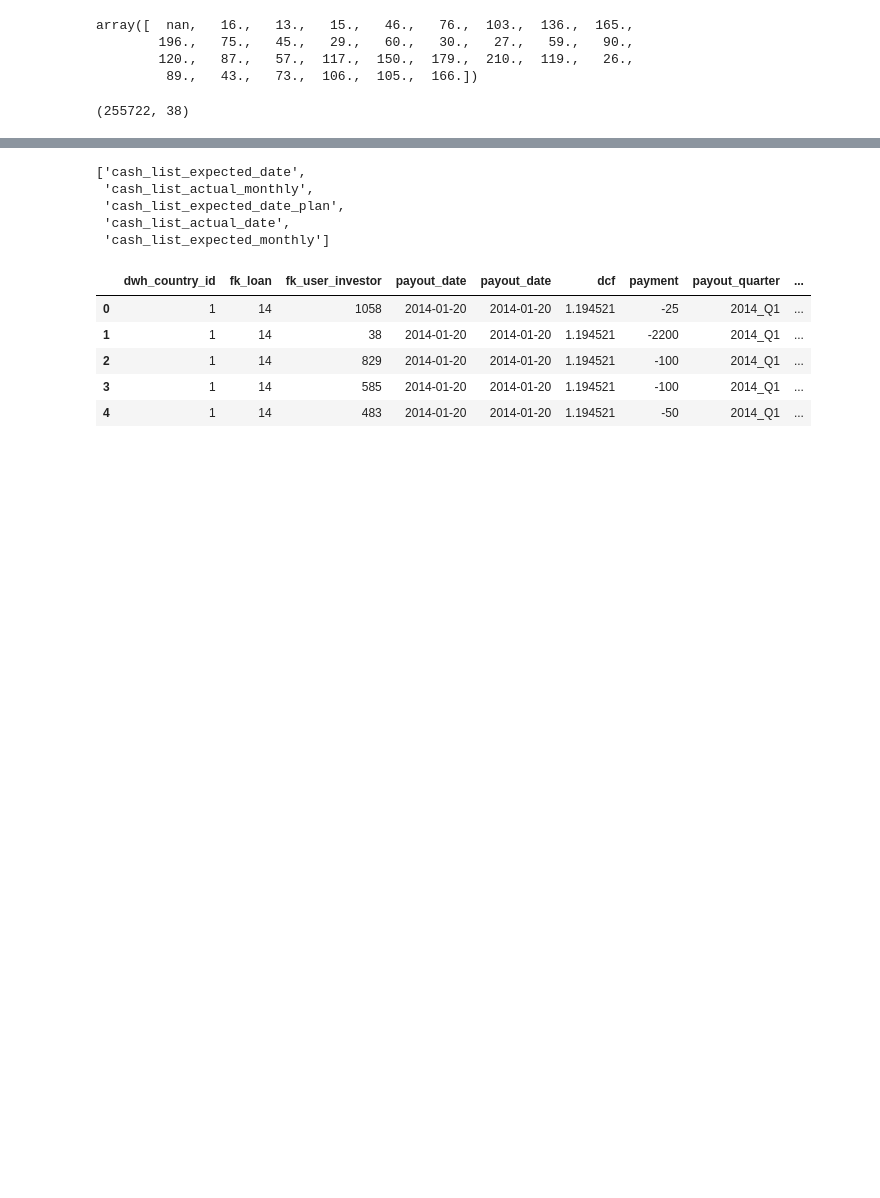
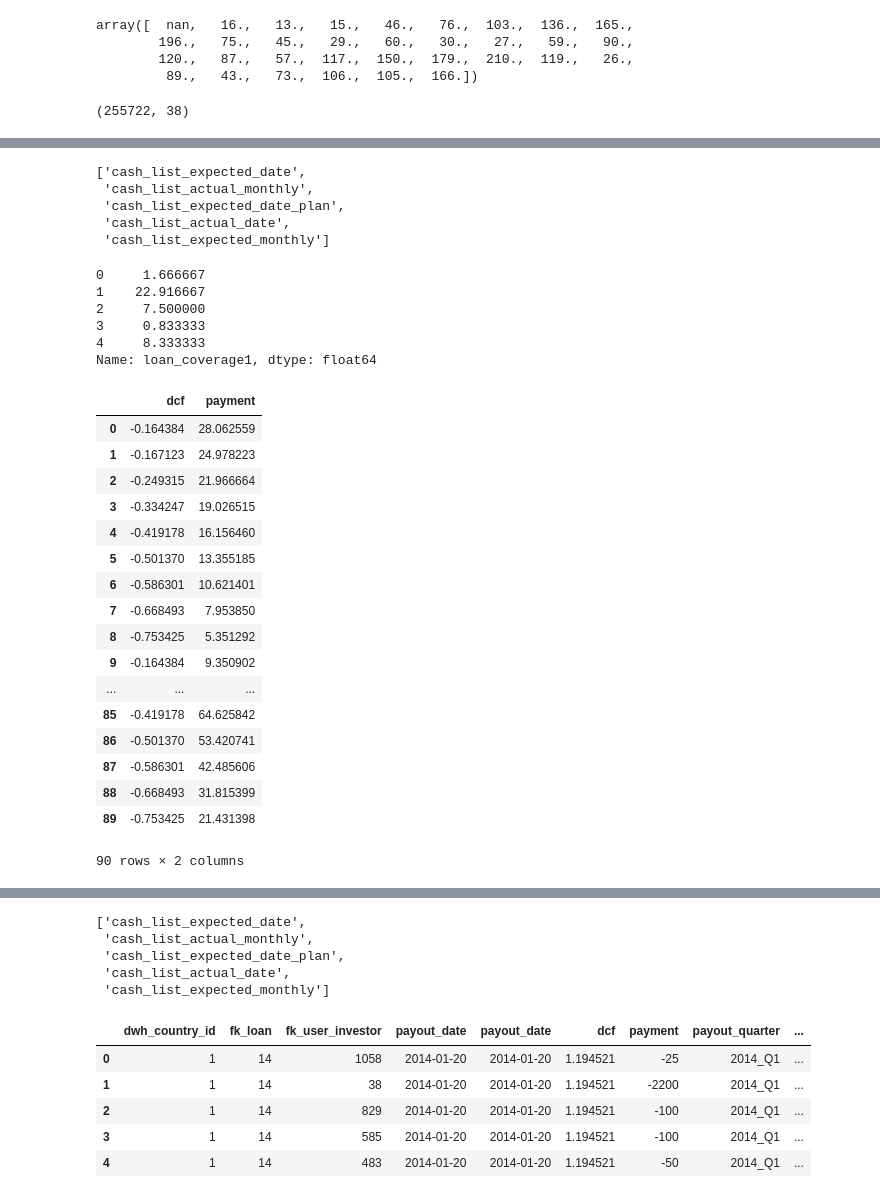
Before and after one commit to seanv507/lendico, a Jupyter notebook: Projects/Returns/src/returns01.ipynb, the cells around one changed output, grey strips where cells are left out. Saved outputs shown, nothing was run; the diff lists cells and outputs as text; code cells hidden in the pictures; blank space fills up the shorter version.

```diff
--- a/Projects/Returns/src/returns01.ipynb
+++ b/Projects/Returns/src/returns01.ipynb
@@ -338,0 +374,41 @@ payment_plans[(payment_plans.dwh_country_id==1) & (payment_plans.fk_loan==7)].to
+# %%
+cash_lists.keys()
+# %% [output]
+['cash_list_expected_date',
+ 'cash_list_actual_monthly',
+ 'cash_list_expected_date_plan',
+ 'cash_list_actual_date',
+ 'cash_list_expected_monthly']
+# %%
+z1=[a.loc[(a.dwh_country_id==1) & (a.fk_loan==7),['dcf','payment']]
+     for a in cash_lists['cash_list_expected_monthly'] ]
+# %%
+loan_fundings.loan_coverage1.head()
+# %% [output]
+0     1.666667
+1    22.916667
+2     7.500000
+3     0.833333
+4     8.333333
+Name: loan_coverage1, dtype: float64
+# %%
+z1[2]
+# %% [output]
+|  | dcf | payment |
+| 0 | -0.164384 | 28.062559 |
+| 1 | -0.167123 | 24.978223 |
+| 2 | -0.249315 | 21.966664 |
+| 3 | -0.334247 | 19.026515 |
+| 4 | -0.419178 | 16.156460 |
+| 5 | -0.501370 | 13.355185 |
+| 6 | -0.586301 | 10.621401 |
+| 7 | -0.668493 | 7.953850 |
+| 8 | -0.753425 | 5.351292 |
+| 9 | -0.164384 | 9.350902 |
+| ... | ... | ... |
+| 85 | -0.419178 | 64.625842 |
+| 86 | -0.501370 | 53.420741 |
+| 87 | -0.586301 | 42.485606 |
+| 88 | -0.668493 | 31.815399 |
+| 89 | -0.753425 | 21.431398 |
+90 rows × 2 columns
```
Also changed, not shown: parts of 27 cells of this notebook, 1 other file.
